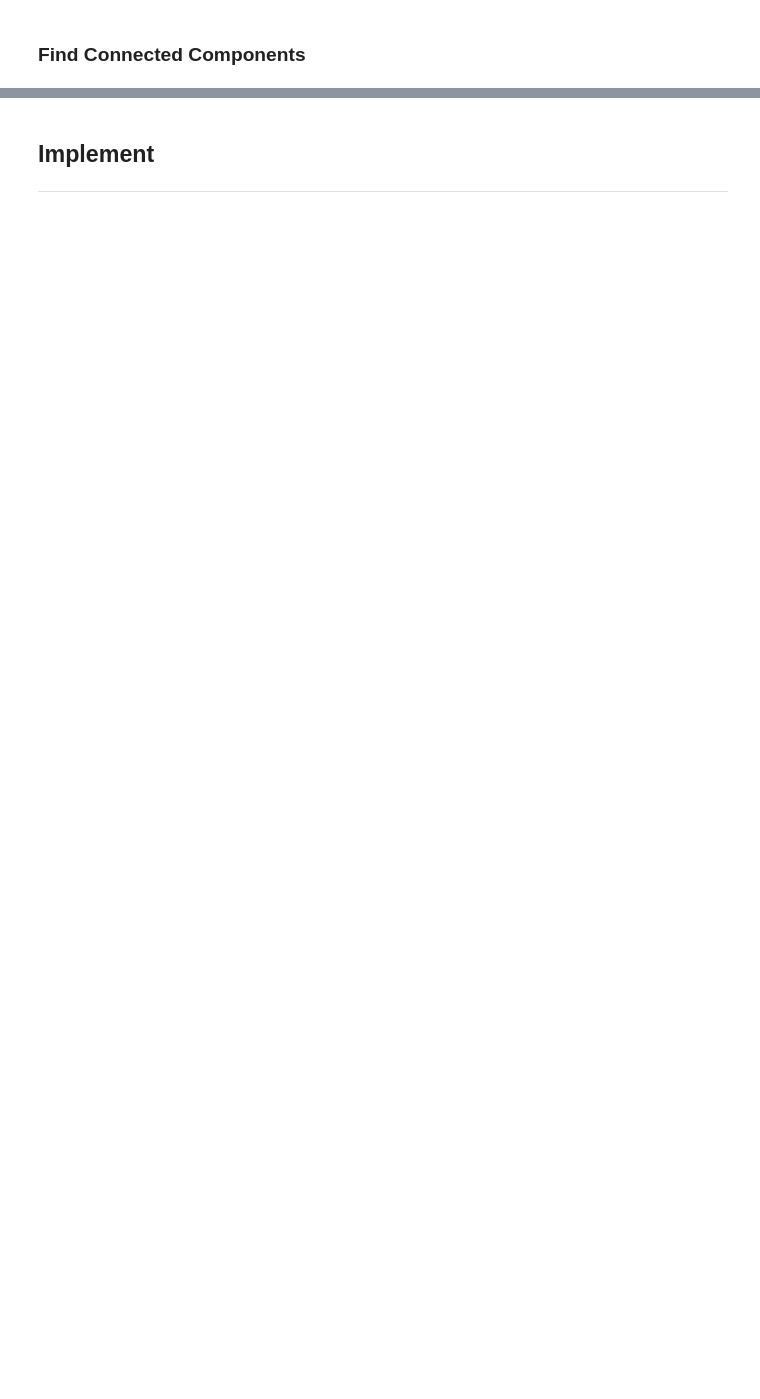
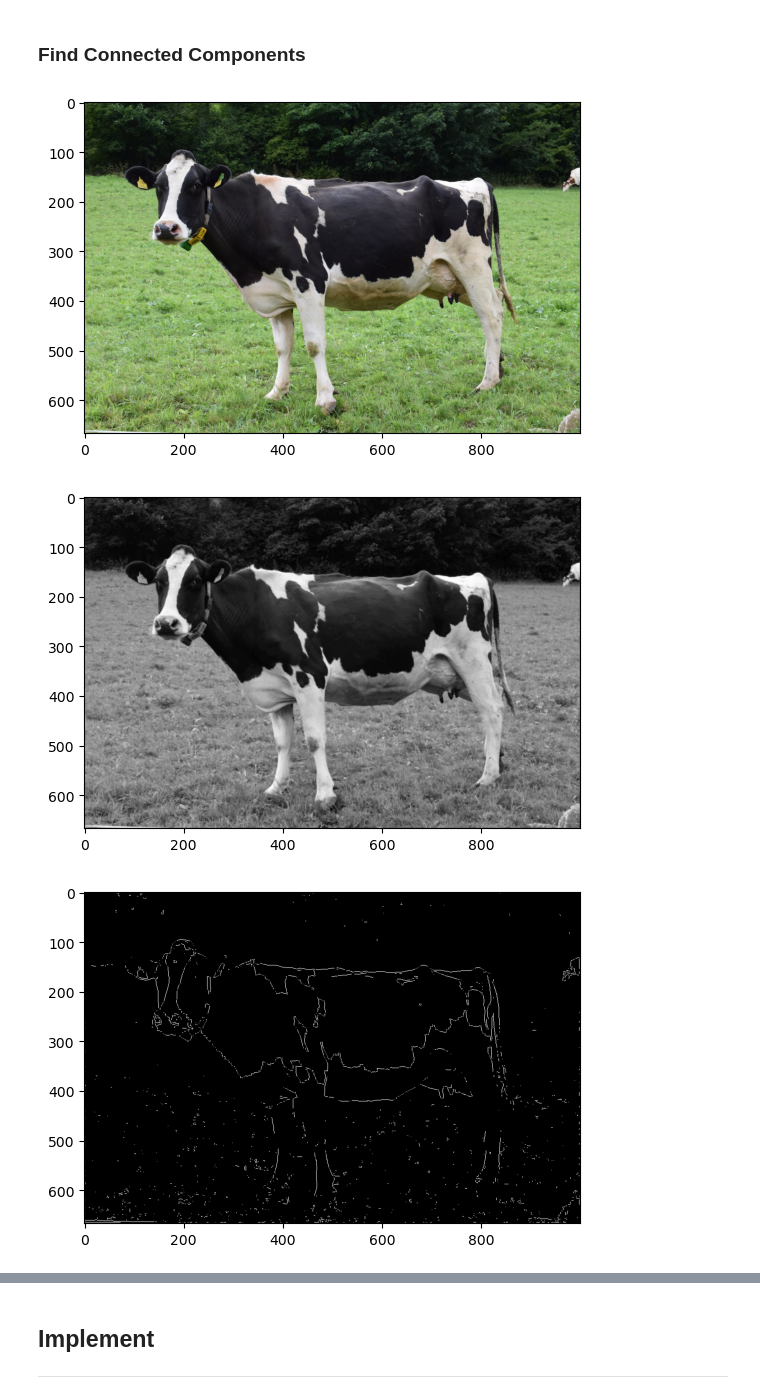
Before and after one commit to jon-mun/cow-segmentation, a Jupyter notebook: edge.ipynb, the cells around one changed output, grey strips where cells are left out. Drawn from its saved outputs; the diff is of its cells as text; code cells hidden in the pictures; blank space fills up the shorter version.

```diff
--- a/edge.ipynb
+++ b/edge.ipynb
@@ -299,18 +317,22 @@ def connected_components(binary_image, min_size=100):
     return label_matrix, component_sizes, label_dict
 # %%
 img = I.from_np(plt.imread('data/bg/sapix.jpeg')).image
-img = I.bl_resize(original_img=img, new_h=200, new_w=200)
+# img = I.bl_resize(original_img=img, new_h=200, new_w=200)
 I.show(img)
 
 gray = I.to_gray(img)
 gaussian_kernel = generate_gaussian_kernel(3, 0.6)
 blurred_img = convolution(gray, gaussian_kernel)
 I.show(blurred_img, gray=True)
 
 # edge = edge_detection(blurred_img)
 # edge = edge_threshold(edge, threshold=100)
 edge = canny_edge_detector(img=img, low=0.65, high=0.7, hyst=False)
 I.show(edge, gray=True)
+# %% [output]
+[figure, added]
+[figure, added]
+[figure, added]
 # %%
 import copy
 
```
Also changed, not shown: parts of 11 cells of this notebook.
